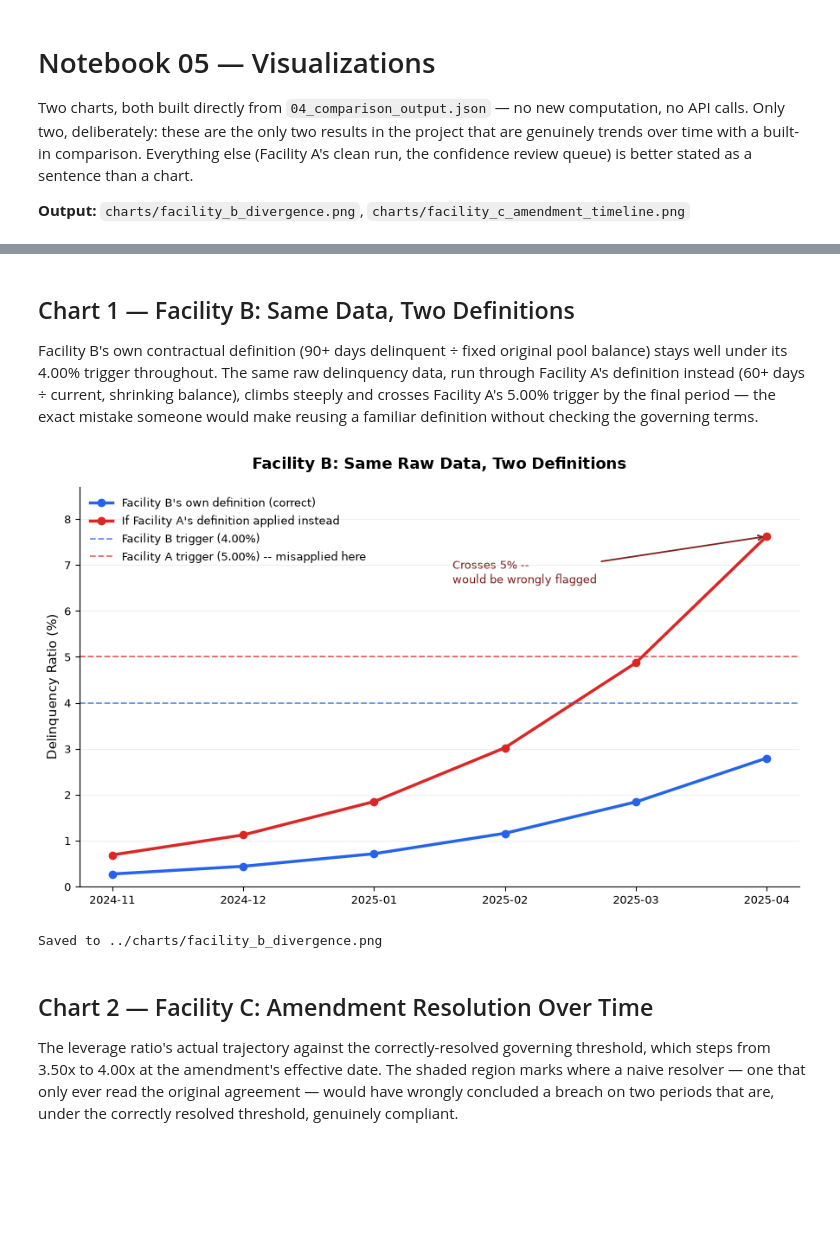
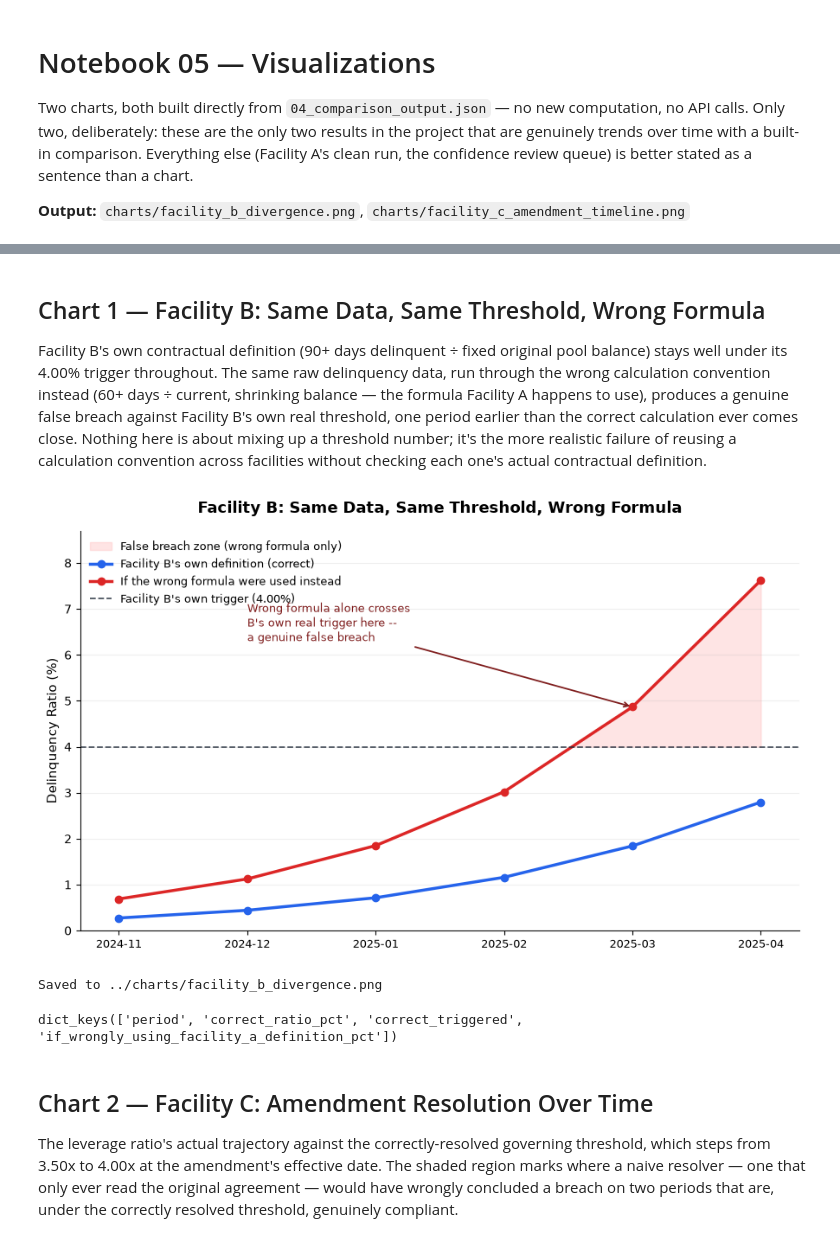
Before and after one commit to Aadhi0105/Enpal-Covenant-Monitoring-Demo, a Jupyter notebook: notebooks/05_visualizations.ipynb, the cells around one changed output, grey strips where cells are left out. Saved outputs shown, nothing was run; the diff lists cells and outputs as text; code cells hidden in the pictures; blank space fills up the shorter version.

Commit message:
Sharpen Facility B chart: compare wrong-formula result against B's own threshold, not one borrowed from Facility A

```diff
--- a/notebooks/05_visualizations.ipynb
+++ b/notebooks/05_visualizations.ipynb
@@ -32,45 +31,56 @@ Facility C periods: 8
 # %% [markdown]
-## Chart 1 — Facility B: Same Data, Two Definitions
+## Chart 1 — Facility B: Same Data, Same Threshold, Wrong Formula
 
-Facility B's own contractual definition (90+ days delinquent ÷ fixed original pool balance) stays well under its 4.00% trigger throughout. The same raw delinquency data, run through Facility A's definition instead (60+ days ÷ current, shrinking balance), climbs steeply and crosses Facility A's 5.00% trigger by the final period — the exact mistake someone would make reusing a familiar definition without checking the governing terms.
+Facility B's own contractual definition (90+ days delinquent ÷ fixed original pool balance) stays well under its 4.00% trigger throughout. The same raw delinquency data, run through the wrong calculation convention instead (60+ days ÷ current, shrinking balance — the formula Facility A happens to use), produces a genuine false breach against Facility B's own real threshold, one period earlier than the correct calculation ever comes close. Nothing here is about mixing up a threshold number; it's the more realistic failure of reusing a calculation convention across facilities without checking each one's actual contractual definition.
 # %%
 b_tests = comparison_data["Facility B"]["delinquency_ratio_tests"]
 periods_b = [r["period"] for r in b_tests]
 correct_ratio = [r["correct_ratio_pct"] for r in b_tests]
-wrong_ratio = [r["if_wrongly_using_facility_a_definition_pct"] for r in b_tests]
+wrong_ratio = [r["wrong_formula_ratio_pct"] for r in b_tests]
+threshold = comparison_data["Facility B"]["delinquency_trigger_threshold_pct"]
+
+x = list(range(len(periods_b)))
 
 fig, ax = plt.subplots(figsize=(9, 5.5))
 
-ax.plot(periods_b, correct_ratio, marker='o', linewidth=2.5, color='#2563eb',
+ax.fill_between(x, threshold, wrong_ratio, where=[w > threshold for w in wrong_ratio],
+                 color='#fecaca', alpha=0.5, interpolate=True, label="False breach zone (wrong formula only)")
+
+ax.plot(x, correct_ratio, marker='o', linewidth=2.5, color='#2563eb',
         label="Facility B's own definition (correct)")
-ax.plot(periods_b, wrong_ratio, marker='o', linewidth=2.5, color='#dc2626',
-        label="If Facility A's definition applied instead")
+ax.plot(x, wrong_ratio, marker='o', linewidth=2.5, color='#dc2626',
+        label="If the wrong formula were used instead")
 
-ax.axhline(4.00, color='#2563eb', linestyle='--', linewidth=1.3, alpha=0.7,
-           label="Facility B trigger (4.00%)")
-ax.axhline(5.00, color='#dc2626', linestyle='--', linewidth=1.3, alpha=0.7,
-           label="Facility A trigger (5.00%) -- misapplied here")
+ax.axhline(threshold, color='#1f2937', linestyle='--', linewidth=1.3, alpha=0.8,
+           label=f"Facility B's own trigger ({threshold:.2f}%)")
 
-ax.annotate("Crosses 5% --\nwould be wrongly flagged",
-            xy=(5, wrong_ratio[-1]), xytext=(2.6, 6.6),
+false_breach_idx = next(i for i, w in enumerate(wrong_ratio) if w > threshold)
+ax.annotate("Wrong formula alone crosses\nB's own real trigger here --\na genuine false breach",
+            xy=(false_breach_idx, wrong_ratio[false_breach_idx]), xytext=(1.0, 6.3),
             fontsize=9.5, color='#7f1d1d',
             arrowprops=dict(arrowstyle='->', color='#7f1d1d', lw=1.3))
 
+ax.set_xticks(x)
+ax.set_xticklabels(periods_b, fontsize=9.5)
 ax.set_ylabel("Delinquency Ratio (%)", fontsize=10.5)
-ax.set_title("Facility B: Same Raw Data, Two Definitions", fontsize=13, fontweight='bold', pad=15)
-ax.legend(loc='upper left', frameon=False, fontsize=9.5)
+ax.set_title("Facility B: Same Data, Same Threshold, Wrong Formula", fontsize=13, fontweight='bold', pad=15)
+ax.legend(loc='upper left', frameon=False, fontsize=9)
 ax.set_ylim(0, 8.7)
+ax.set_xlim(-0.3, len(x) - 0.7)
 ax.grid(axis='y', alpha=0.2)
-ax.tick_params(labelsize=9.5)
 
 plt.tight_layout()
 plt.savefig(CHARTS_DIR / "facility_b_divergence.png", dpi=150)
 plt.show()
 
 print(f"\nSaved to {CHARTS_DIR / 'facility_b_divergence.png'}")
 # %% [output]
-[figure, old version]
+[figure, new version]
 Saved to ../charts/facility_b_divergence.png
+# %%
+print(comparison_data["Facility B"]["delinquency_ratio_tests"][0].keys())
+# %% [output]
+dict_keys(['period', 'correct_ratio_pct', 'correct_triggered', 'if_wrongly_using_facility_a_definition_pct'])
 # %% [markdown]
 ## Chart 2 — Facility C: Amendment Resolution Over Time
 
```
Also changed, not shown: parts of 1 cell of this notebook, 1 other file.
